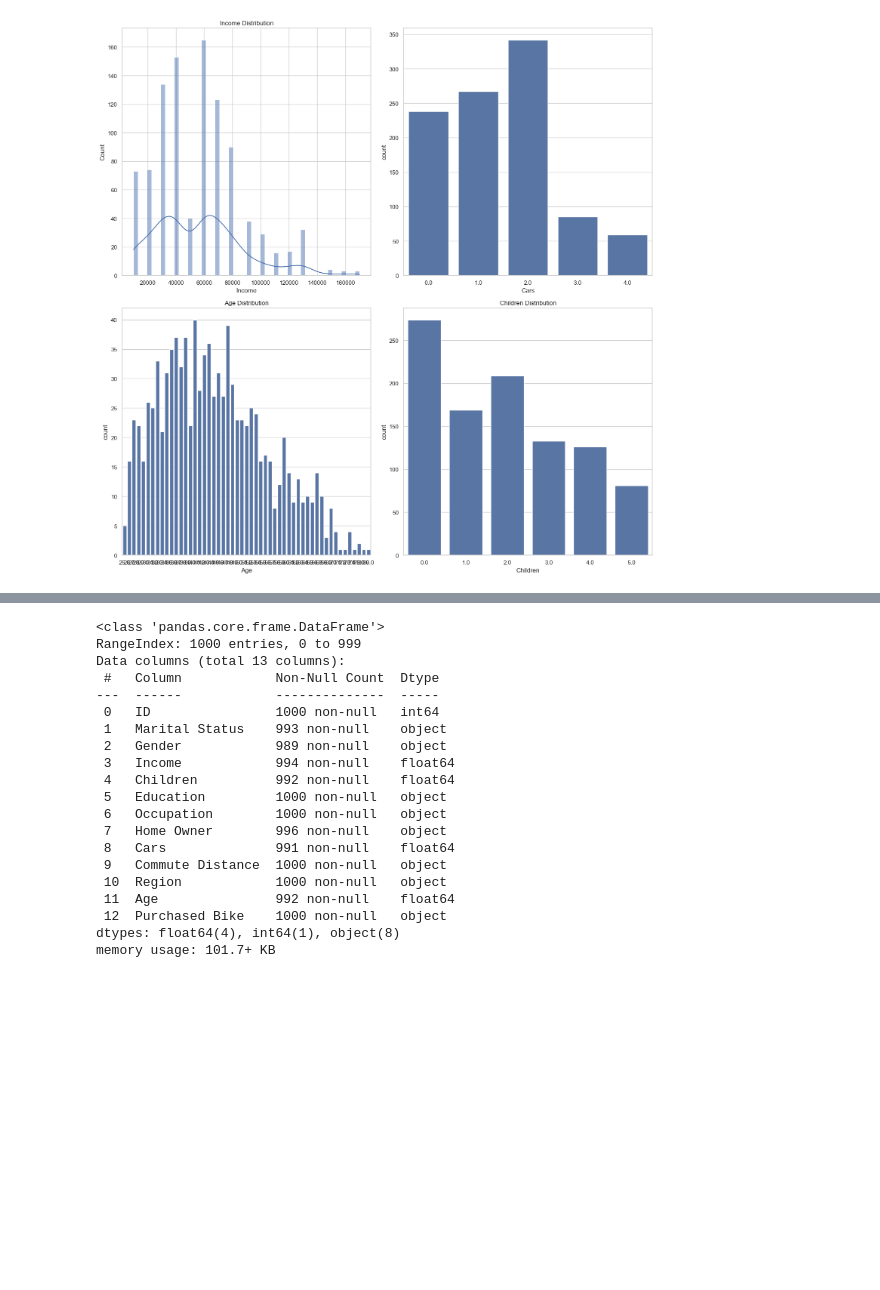
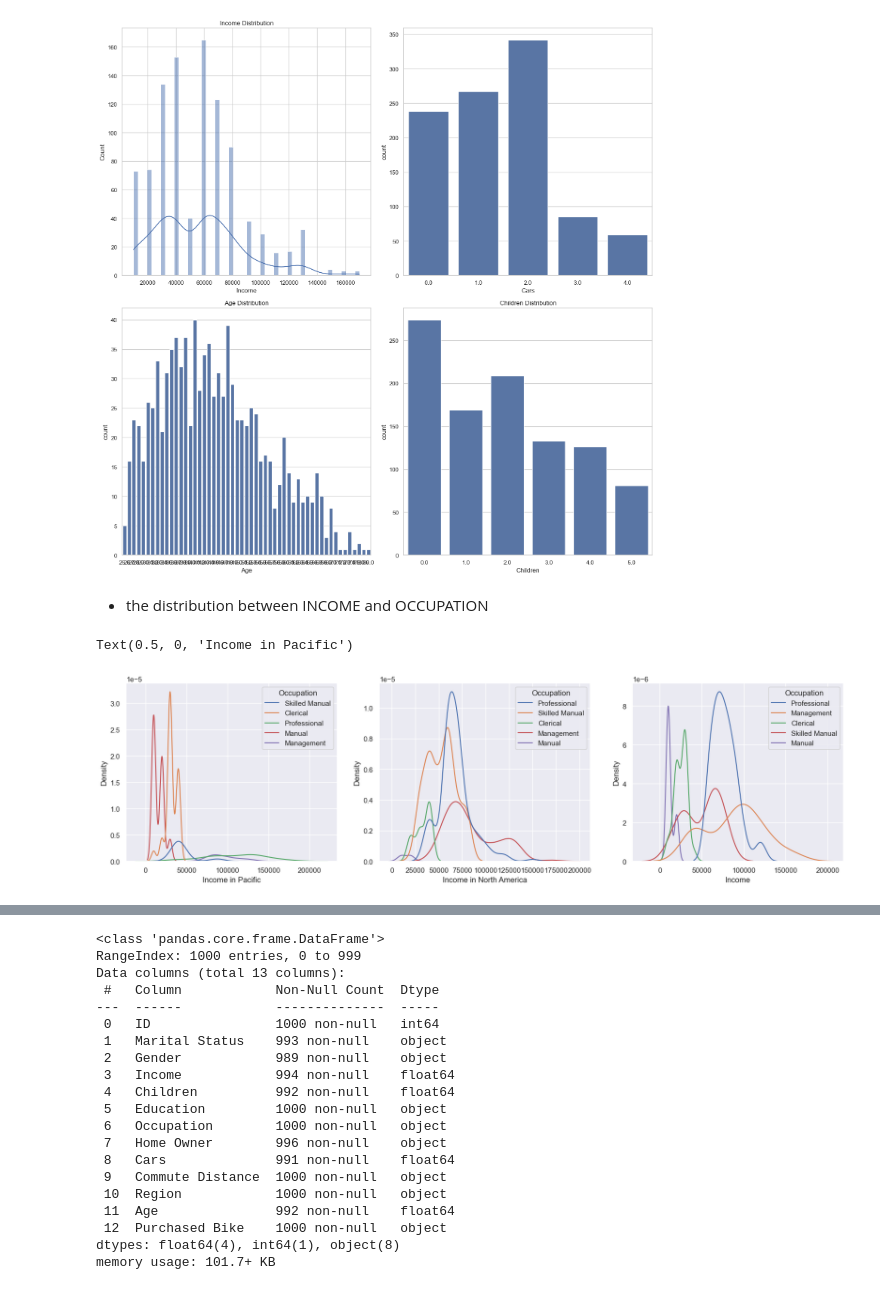
Before and after one commit to phanhoang1205/project-machine-learning, a Jupyter notebook: Cau1/Classification.ipynb, the cells around one changed output, grey strips where cells are left out. Saved outputs shown, nothing was run; the diff lists cells and outputs as text; code cells hidden in the pictures; blank space fills up the shorter version.

Commit message:
add explore data

```diff
--- a/Cau1/Classification.ipynb
+++ b/Cau1/Classification.ipynb
@@ -74,3 +76,18 @@ axs[1, 1].set_title('Children Distribution')
 plt.tight_layout()
 # %% [output]
 [figure]
+# %% [markdown]
+* the distribution between INCOME and OCCUPATION
+# %%
+sns.set(rc={'figure.figsize':(20,5)})
+fig, axes = plt.subplots(1,3)
+
+sns.kdeplot(data = data[data['Region'] == 'Europe'] , x ='Income', hue = 'Occupation', ax = axes[0])
+axes[0].set_xlabel('Income in Europe')
+sns.kdeplot(data = data[data['Region'] == 'North America'] , x ='Income', hue = 'Occupation', ax = axes[1])
+axes[1].set_xlabel('Income in North America')
+sns.kdeplot(data = data[data['Region'] == 'Pacific'] , x ='Income', hue = 'Occupation', ax = axes[2])
+axes[0].set_xlabel('Income in Pacific')
+# %% [output]
+Text(0.5, 0, 'Income in Pacific')
+[figure, added]
```
Also changed, not shown: parts of 8 cells of this notebook, 10 other files.
